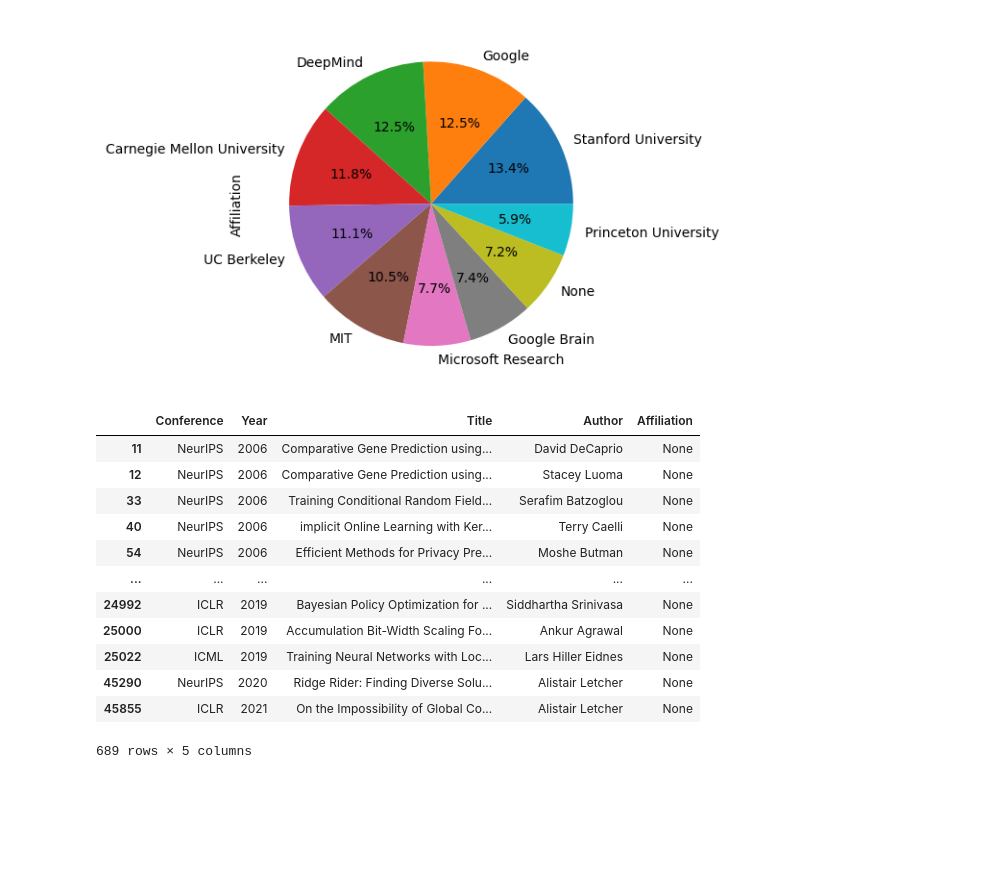
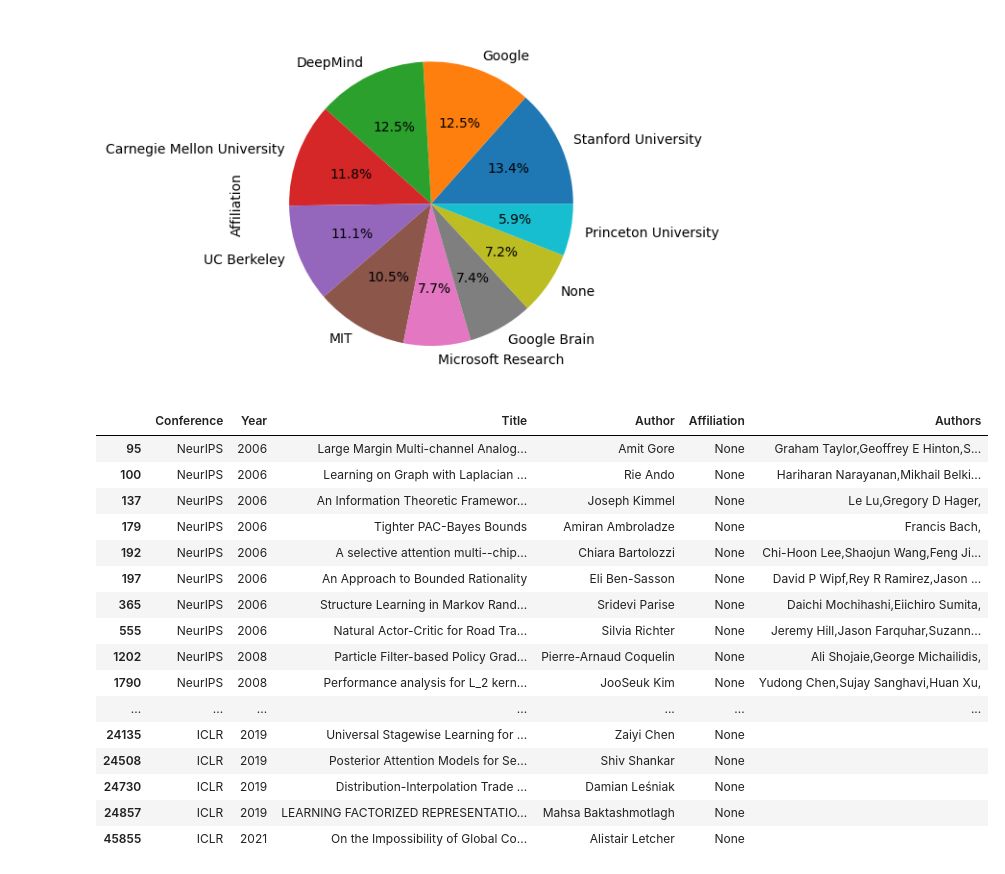
Before and after one commit to Sandeep-Desai/CS328-WrittenAssignment, a Jupyter notebook: read.ipynb, the cells around one changed output. Drawn from its saved outputs; the diff is of its cells as text; code cells hidden in the pictures; blank space fills up the shorter version.

```diff
--- a/read.ipynb
+++ b/read.ipynb
@@ -18,0 +25,18 @@ Index(['Conference', 'Year', 'Title', 'Author', 'Affiliation'], dtype='object')
+# %%
+# merger paper with same title but different author into one paper
+df_cleaned=df.copy()
+ct=0
+df_cleaned['Authors']=""
+i=0
+while(i<len(df)):
+    j=i
+    authors=''
+    while(j<len(df) and df['Title'][i]==df['Title'][j]):
+        authors=authors+df['Author'][j]+ ','
+        j=j+1
+    i=j
+    df_cleaned['Authors'][ct]=authors
+    ct=ct+1
+
+df_cleaned=df_cleaned.drop_duplicates(subset=['Title'])
+df_cleaned
@@ -91,21 +157,25 @@ df['Affiliation'].value_counts().head(10).plot(kind='pie',autopct='%1.1f%%')
 [figure]
 # %%
 # find all none affiliations
-df[df['Affiliation'] == 'None']
+df_cleaned[df_cleaned['Affiliation'] == 'None']
 # %% [output]
-|  | Conference | Year | Title | Author | Affiliation |
-| 11 | NeurIPS | 2006 | Comparative Gene Prediction using... | David DeCaprio | None |
-| 12 | NeurIPS | 2006 | Comparative Gene Prediction using... | Stacey Luoma | None |
-| 33 | NeurIPS | 2006 | Training Conditional Random Field... | Serafim Batzoglou | None |
-| 40 | NeurIPS | 2006 | implicit Online Learning with Ker... | Terry Caelli | None |
-| 54 | NeurIPS | 2006 | Efficient Methods for Privacy Pre... | Moshe Butman | None |
-| ... | ... | ... | ... | ... | ... |
-| 24992 | ICLR | 2019 | Bayesian Policy Optimization for ... | Siddhartha Srinivasa | None |
-| 25000 | ICLR | 2019 | Accumulation Bit-Width Scaling Fo... | Ankur Agrawal | None |
-| 25022 | ICML | 2019 | Training Neural Networks with Loc... | Lars Hiller Eidnes | None |
-| 45290 | NeurIPS | 2020 | Ridge Rider: Finding Diverse Solu... | Alistair Letcher | None |
-| 45855 | ICLR | 2021 | On the Impossibility of Global Co... | Alistair Letcher | None |
+|  | Conference | Year | Title | Author | Affiliation | Authors |
+| 95 | NeurIPS | 2006 | Large Margin Multi-channel Analog... | Amit Gore | None | Graham Taylor,Geoffrey E Hinton,S... |
+| 100 | NeurIPS | 2006 | Learning on Graph with Laplacian ... | Rie Ando | None | Hariharan Narayanan,Mikhail Belki... |
+| 137 | NeurIPS | 2006 | An Information Theoretic Framewor... | Joseph Kimmel | None | Le Lu,Gregory D Hager, |
+| 179 | NeurIPS | 2006 | Tighter PAC-Bayes Bounds | Amiran Ambroladze | None | Francis Bach, |
+| 192 | NeurIPS | 2006 | A selective attention multi--chip... | Chiara Bartolozzi | None | Chi-Hoon Lee,Shaojun Wang,Feng Ji... |
+| 197 | NeurIPS | 2006 | An Approach to Bounded Rationality | Eli Ben-Sasson | None | David P Wipf,Rey R Ramirez,Jason ... |
+| 365 | NeurIPS | 2006 | Structure Learning in Markov Rand... | Sridevi Parise | None | Daichi Mochihashi,Eiichiro Sumita, |
+| 555 | NeurIPS | 2006 | Natural Actor-Critic for Road Tra... | Silvia Richter | None | Jeremy Hill,Jason Farquhar,Suzann... |
+| 1202 | NeurIPS | 2008 | Particle Filter-based Policy Grad... | Pierre-Arnaud Coquelin | None | Ali Shojaie,George Michailidis, |
+| 1790 | NeurIPS | 2008 | Performance analysis for L_2 kern... | JooSeuk Kim | None | Yudong Chen,Sujay Sanghavi,Huan Xu, |
+| ... | ... | ... | ... | ... | ... | ... |
+| 24135 | ICLR | 2019 | Universal Stagewise Learning for ... | Zaiyi Chen | None |  |
+| 24508 | ICLR | 2019 | Posterior Attention Models for Se... | Shiv Shankar | None |  |
+| 24730 | ICLR | 2019 | Distribution-Interpolation Trade ... | Damian Leśniak | None |  |
+| 24857 | ICLR | 2019 | LEARNING FACTORIZED REPRESENTATIO... | Mahsa Baktashmotlagh | None |  |
+| 45855 | ICLR | 2021 | On the Impossibility of Global Co... | Alistair Letcher | None |  |
-689 rows × 5 columns
 # %%
 
 # concatenate all title into one string
```
Also changed, not shown: parts of 38 cells of this notebook, 6 other files.
